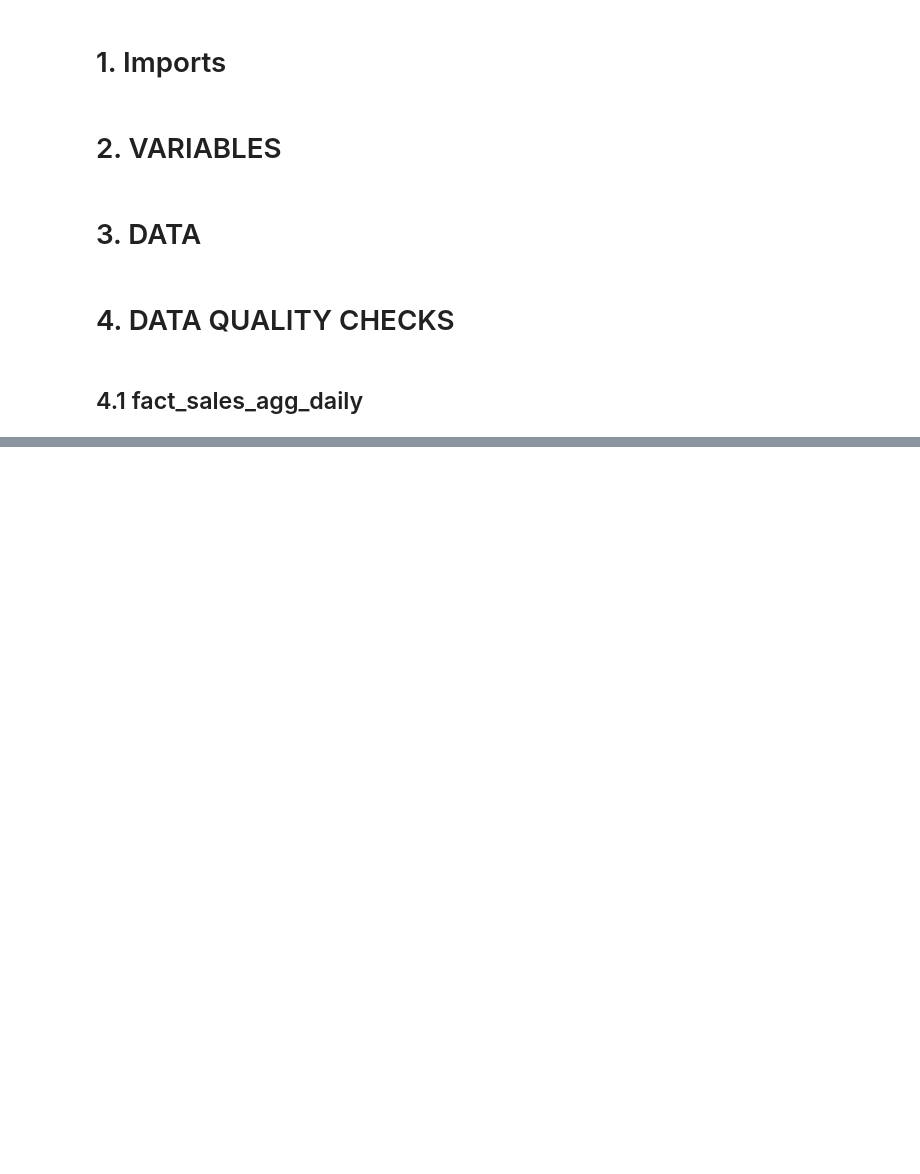
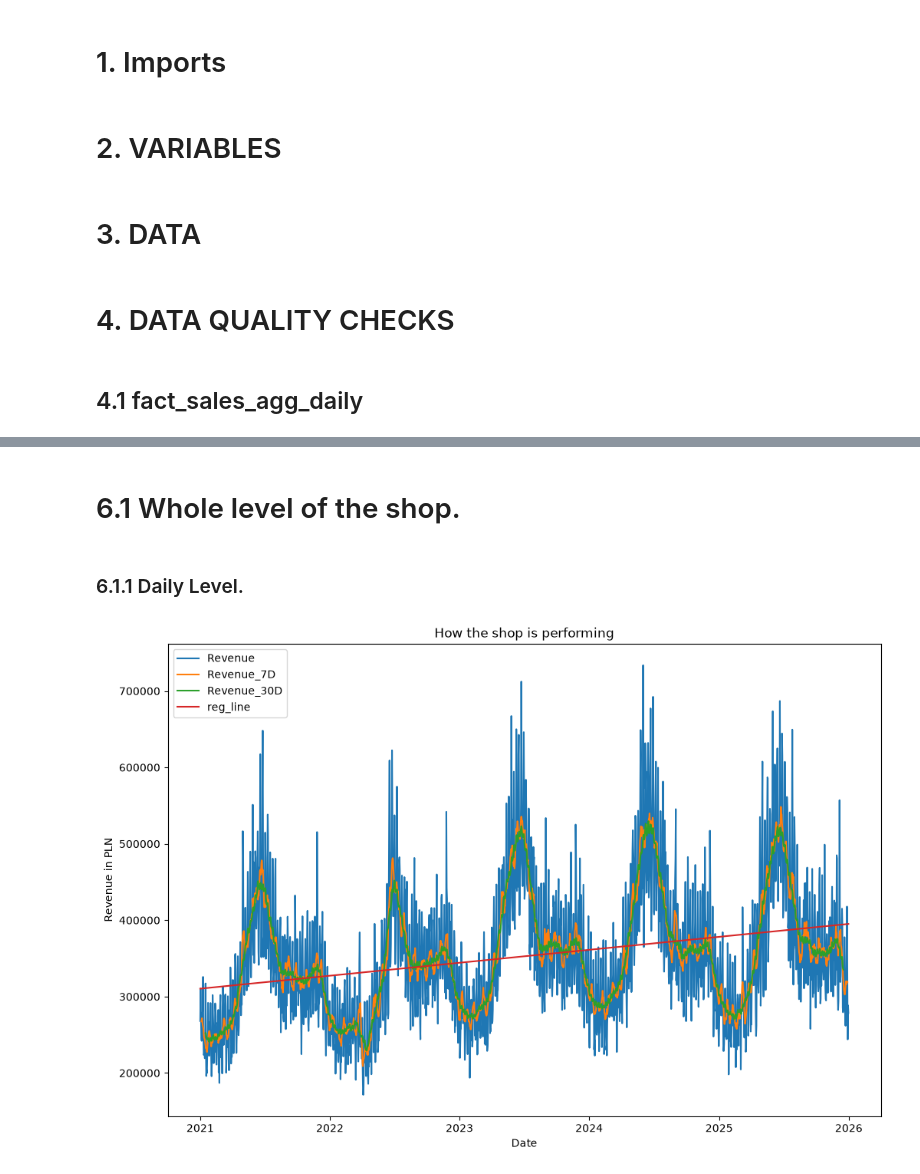
Before and after one commit to Grzegosh/sku_prediction, a Jupyter notebook: EDA.ipynb, the cells around one changed output, grey strips where cells are left out. Saved outputs shown, nothing was run; the diff lists cells and outputs as text; code cells hidden in the pictures; blank space fills up the shorter version.

```diff
--- a/EDA.ipynb
+++ b/EDA.ipynb
@@ -65,7 +57,7 @@ def calculate_rolling_mean(
     if group_by_column:
         data_frame = pd.DataFrame(df.groupby(
             group_by_column
-        )[agg_column].sum().rolling(rolling_window, min_occurences).mean()).rename(
+        )[agg_column].sum().rolling(rolling_window, min_occurences, center=True).mean()).rename(
             columns={agg_column:f'{agg_column}_{rolling_window}_d_avg'}
         )
 
@@ -85,8 +72,13 @@ fact_sales_agg_daily = fact_sales_agg_daily.merge(
 # %%
-plt.figure(figsize=(12,8))
-ax = sns.regplot(fact_sales_agg_daily, x='days_since_start', y='revenue', line_kws={'color':'red'}, label="Revenue");
-sns.lineplot(fact_sales_agg_daily, x='days_since_start', y='revenue_7_d_avg', ax=ax, label="7D AVG")
-sns.lineplot(fact_sales_agg_daily, x='days_since_start', y='revenue_30_d_avg', ax=ax, label='30D AVG')
-ax.set_xticklabels(fact_sales_agg_daily['date']);
-plt.xlabel("Date")
-plt.legend()
+def calculate_slope_and_intercept(
+        df: pd.DataFrame,
+        x: str,
+        y: str
+):
+    """
+    Function that calculates the slope and intercept for given parameters.
+    """
+    y = df[y].dropna()
+    locs = y.index
+    x = df[x].loc[locs]
+    return np.polyfit(x,y,1)
@@ -111,0 +87,2 @@ fact_sales_agg_daily
+# %% [markdown]
+# 6.1 Whole level of the shop.
@@ -111,0 +96,22 @@ fact_sales_agg_daily
+# %%
+slope_reg, intercept_reg = calculate_slope_and_intercept(
+    fact_sales_agg_daily,
+    x = 'days_since_start',
+    y = 'revenue'
+)
+# %%
+regular_line = slope_reg * fact_sales_agg_daily['days_since_start'] + intercept_reg
+# %% [markdown]
+### 6.1.1 Daily Level.
+# %%
+plt.figure(figsize=(12,8))
+sns.lineplot(fact_sales_agg_daily, x='date', y='revenue', label = 'Revenue')
+sns.lineplot(fact_sales_agg_daily, x='date', y = 'revenue_7_d_avg', label = 'Revenue_7D')
+sns.lineplot(fact_sales_agg_daily, x='date', y = 'revenue_30_d_avg', label = 'Revenue_30D')
+plt.plot(fact_sales_agg_daily['date'], regular_line, label = 'reg_line')
+plt.legend();
+plt.ylabel("Revenue in PLN");
+plt.xlabel("Date");
+plt.title("How the shop is performing");
+# %% [output]
+[figure, added]
```
Also changed, not shown: parts of 12 cells of this notebook, 1 other file.
